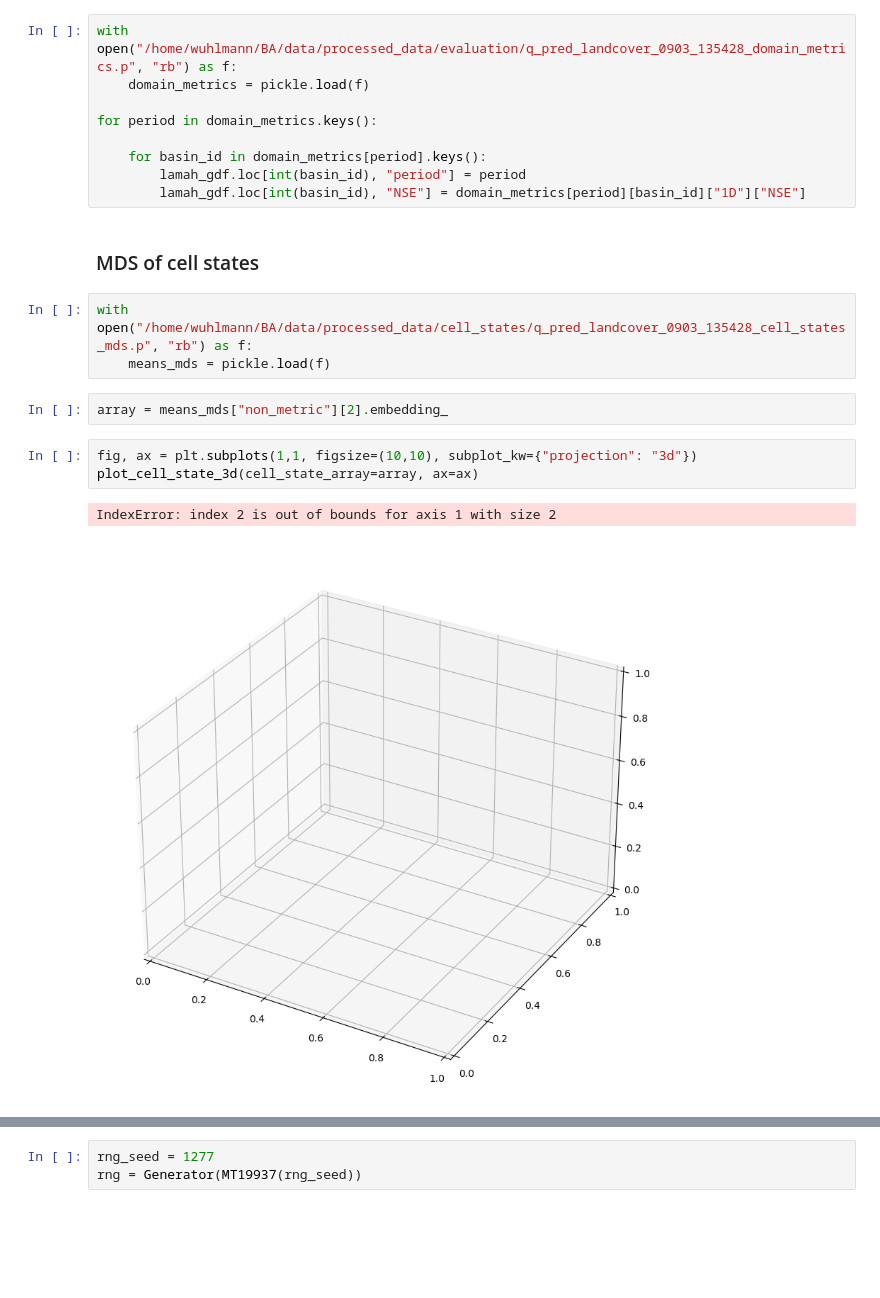
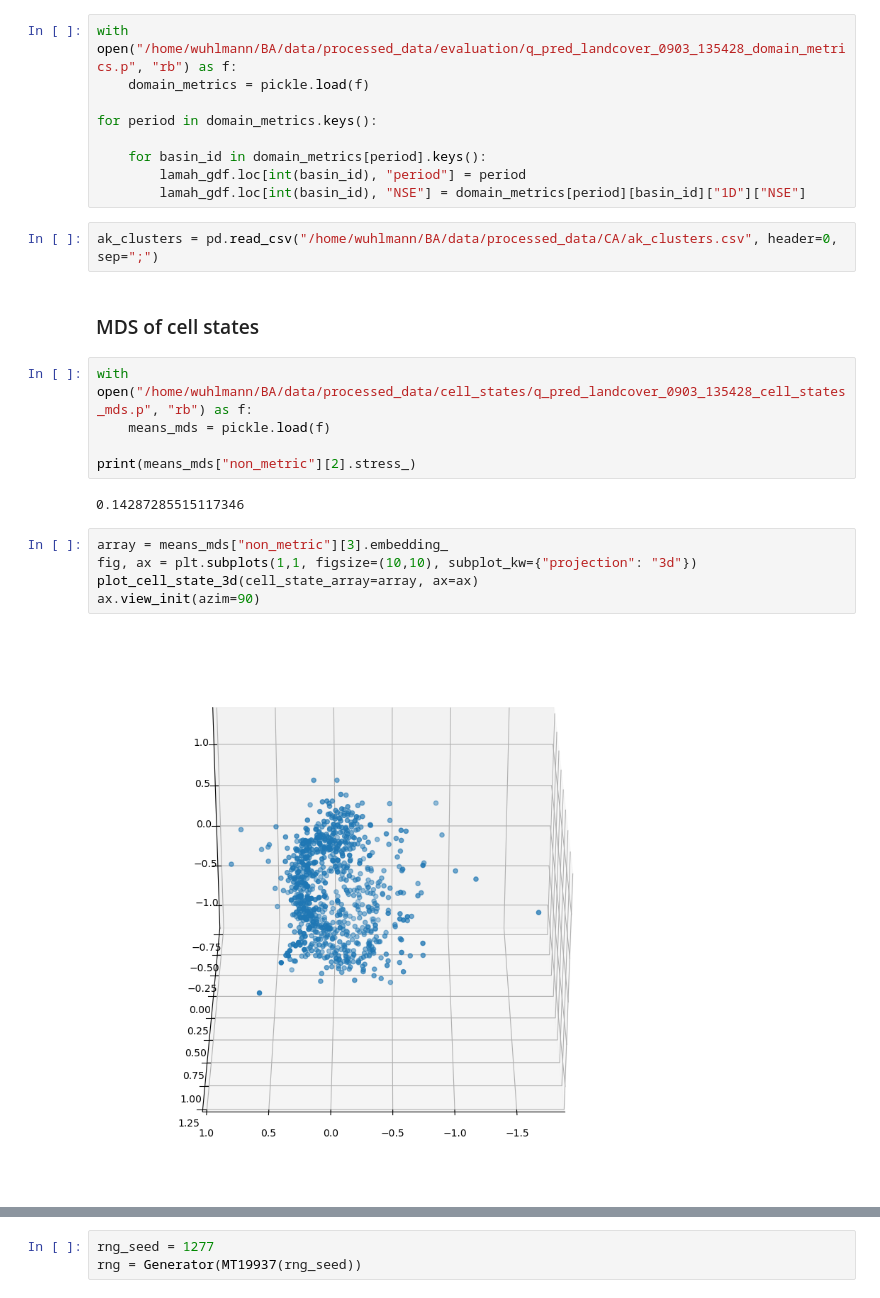
Before and after one commit to tripleUU-U/lamah-ce_lstm, a Jupyter notebook: analysis/CSA/cell_state_analysis.ipynb, the cells around one changed output, grey strips where cells are left out. Saved outputs shown, nothing was run; the diff lists cells and outputs as text; blank space fills up the shorter version.

```diff
--- a/analysis/CSA/cell_state_analysis.ipynb
+++ b/analysis/CSA/cell_state_analysis.ipynb
@@ -57,16 +57,21 @@ for period in domain_metrics.keys():
 	for basin_id in domain_metrics[period].keys():
 		lamah_gdf.loc[int(basin_id), "period"] = period
 		lamah_gdf.loc[int(basin_id), "NSE"] = domain_metrics[period][basin_id]["1D"]["NSE"]
+# %%
+ak_clusters = pd.read_csv("/home/wuhlmann/BA/data/processed_data/CA/ak_clusters.csv", header=0, sep=";")
 # %% [markdown]
 ### MDS of cell states
 # %%
 with open("/home/wuhlmann/BA/data/processed_data/cell_states/q_pred_landcover_0903_135428_cell_states_mds.p", "rb") as f:
 	means_mds = pickle.load(f)
+
+print(means_mds["non_metric"][2].stress_)
+# %% [output]
+0.14287285515117346
-# %%
-array = means_mds["non_metric"][2].embedding_
 # %%
+array = means_mds["non_metric"][3].embedding_
 fig, ax = plt.subplots(1,1, figsize=(10,10), subplot_kw={"projection": "3d"})
 plot_cell_state_3d(cell_state_array=array, ax=ax)
+ax.view_init(azim=90)
 # %% [output]
-IndexError: index 2 is out of bounds for axis 1 with size 2
-[figure, old version]
+[figure, new version]
```
Also changed, not shown: parts of 22 cells of this notebook, 13 other files.
